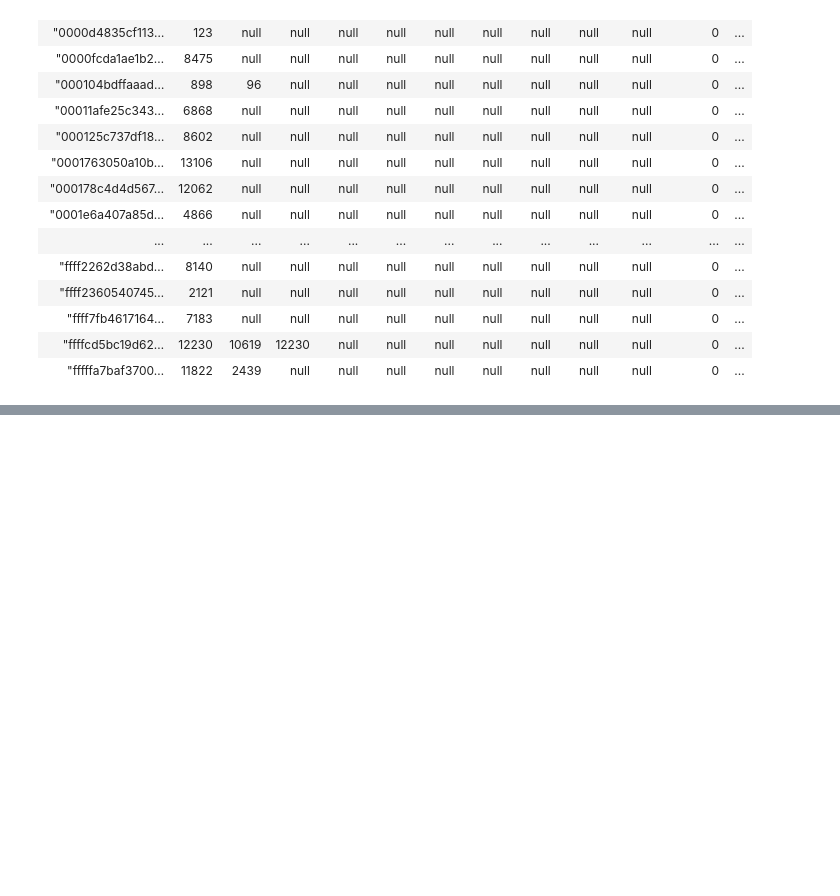
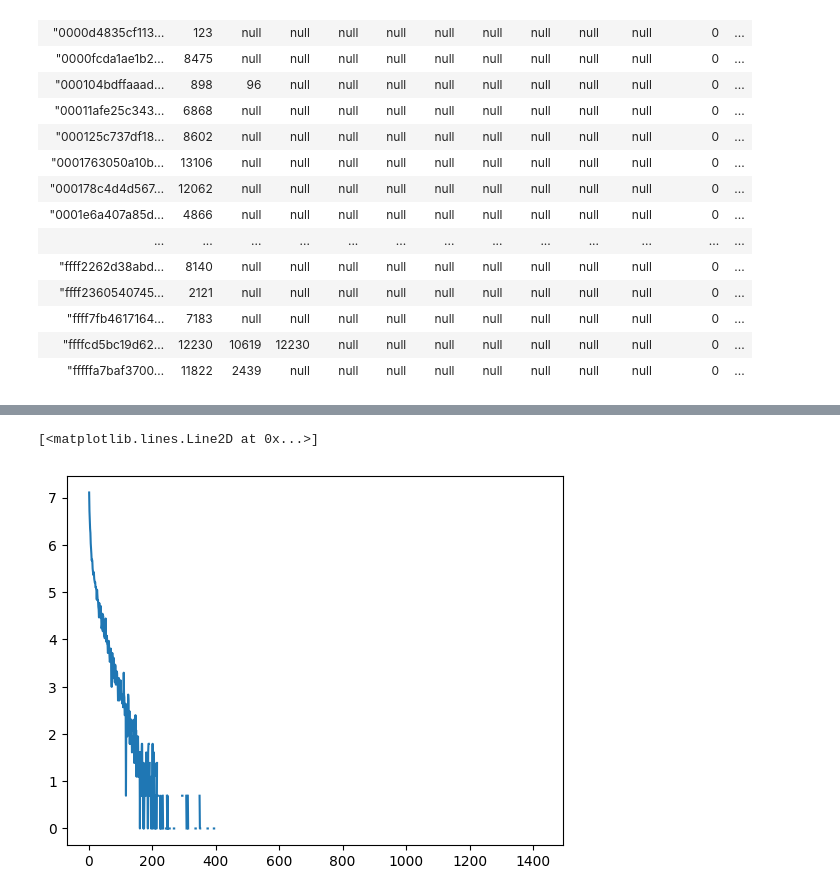
Before and after one commit to morim3/atmacup16, a Jupyter notebook: eda/20231210_area_map.ipynb, the cells around one changed output, grey strips where cells are left out. Drawn from its saved outputs; the diff is of its cells as text; code cells hidden in the pictures; blank space fills up the shorter version.

```diff
--- a/eda/20231210_area_map.ipynb
+++ b/eda/20231210_area_map.ipynb
@@ -150,0 +165,5 @@ shape: (288_698, 131)
+# %%
+plt.plot(np.log(train_log.group_by("yad_no").count()["count"].hist()["count_count"]))
+# %% [output]
+[<matplotlib.lines.Line2D at 0x...>]
+[figure, added]
```
Also changed, not shown: parts of 7 cells of this notebook, 9 other files.
